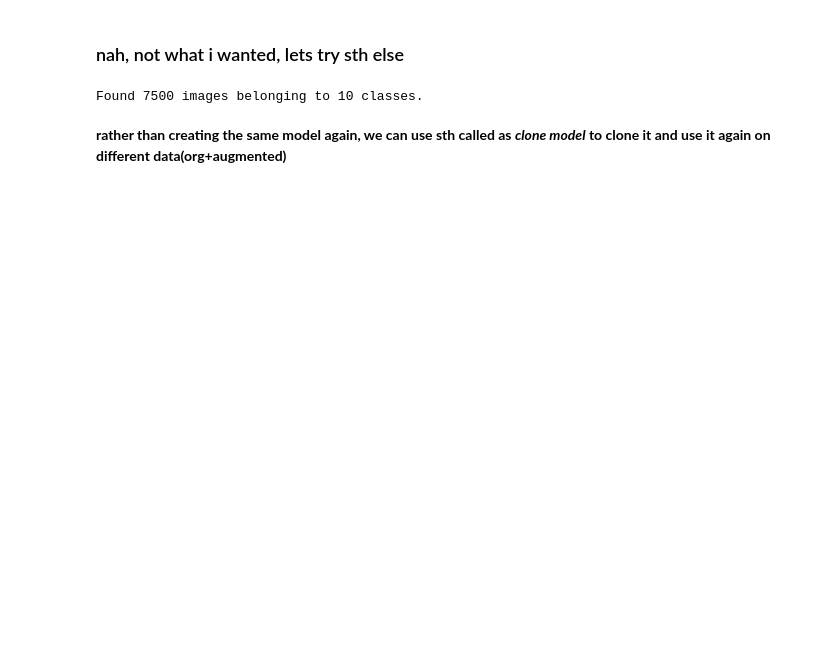
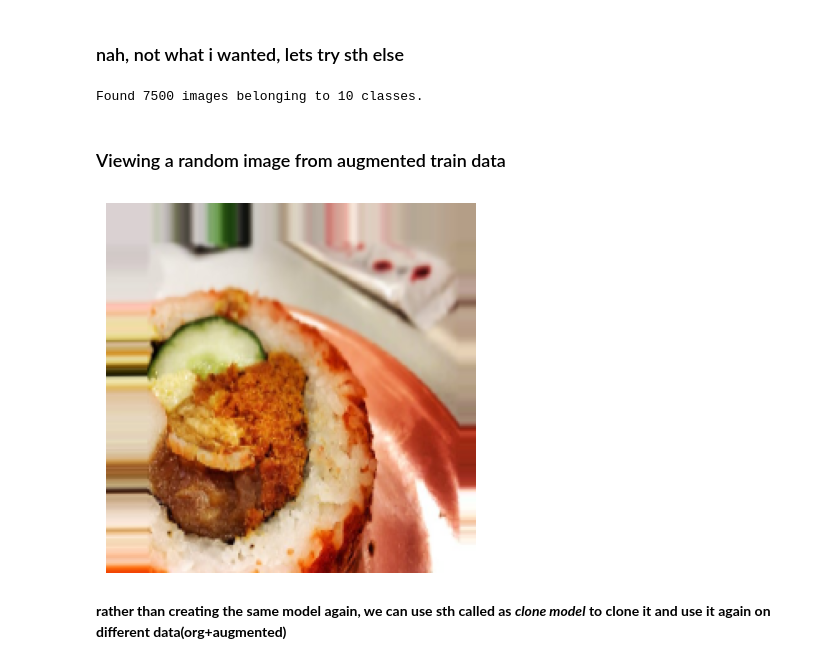
Before and after one commit to divyalaldinani/Deep-Learning-in-TensorFlow, a Jupyter notebook: 03_CNNs_in_tensorflow.ipynb, the cells around one changed output. Cells and saved outputs as stored; diff of their text form; code cells hidden in the pictures; blank space fills up the shorter version.

```diff
--- a/03_CNNs_in_tensorflow.ipynb
+++ b/03_CNNs_in_tensorflow.ipynb
@@ -768,6 +785,22 @@ train_data_augmented = train_datagen_augmented.flow_from_directory(train_dir,
                                                                 class_mode='categorical')
 # %% [output]
 Found 7500 images belonging to 10 classes.
+# %% [markdown]
+### Viewing a random image from augmented train data
+# %%
+import numpy as np
+import matplotlib.pyplot as plt
+
+images, labels = next(train_data_augmented)
+
+random_index = np.random.randint(0, len(images))
+random_image = images[random_index]
+
+plt.imshow(random_image)
+plt.axis(False)
+plt.show()
+# %% [output]
+[figure, added]
 # %% [markdown]
 **rather than creating the same model again, we can use sth called as *clone model*      to clone it and use it again on different data(org+augmented)**
 # %%
```
Also changed, not shown: parts of 40 cells of this notebook.
